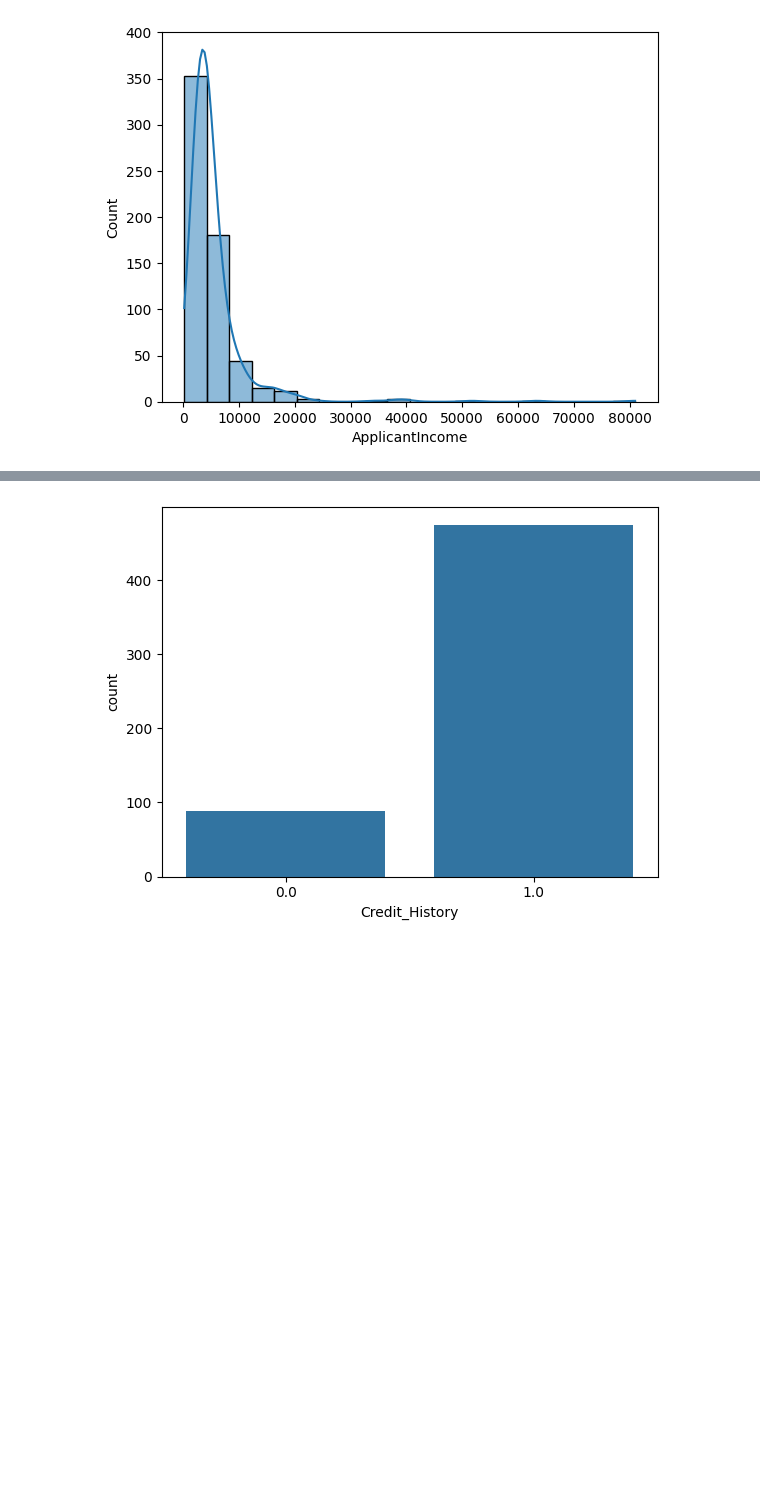
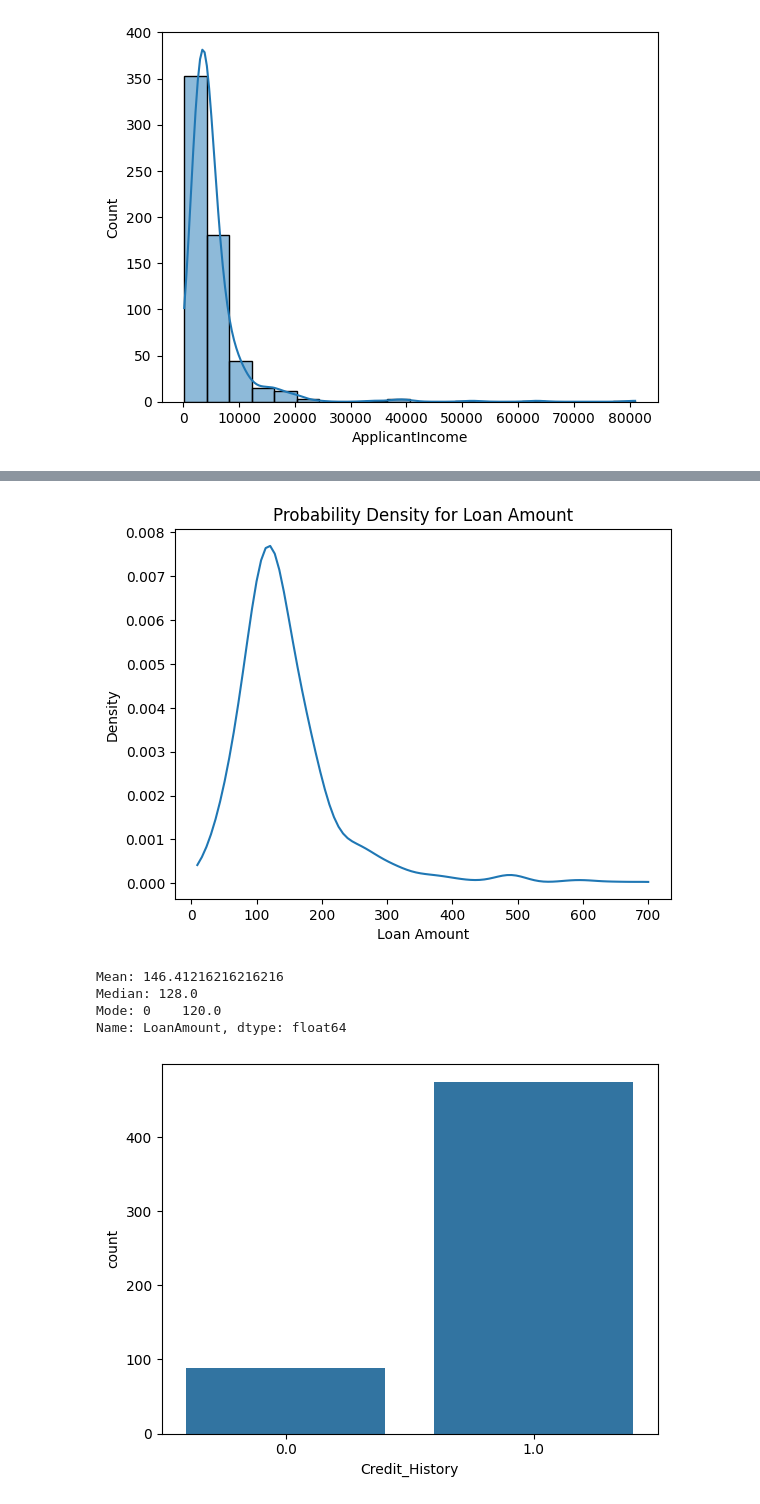
Before and after one commit to lucy-kevin/loan-prediction-data, a Jupyter notebook: loan_prediction.ipynb, the cells around one changed output, grey strips where cells are left out. Cells and saved outputs as stored; diff of their text form; code cells hidden in the pictures; blank space fills up the shorter version.

```diff
--- a/loan_prediction.ipynb
+++ b/loan_prediction.ipynb
@@ -95,3 +97,28 @@ plt.show()
+# %%
+from scipy.stats import gaussian_kde
+
+kde = gaussian_kde(df['LoanAmount'].dropna())
+x_range = np.linspace(df['LoanAmount'].min(), df['LoanAmount'].max(), 100)
+pdf_values = kde(x_range)
+
+plt.plot(x_range, pdf_values)
+plt.title('Probability Density for Loan Amount')
+plt.xlabel('Loan Amount')
+plt.ylabel('Density')
+plt.show()
+# %% [output]
+[figure, added]
+# %%
+mean= df['LoanAmount'].mean()
+median = df['LoanAmount'].median()
+mode = df['LoanAmount'].mode()
+
+print(f'Mean: {mean}\nMedian: {median}\nMode: {mode}')
+# %% [output]
+Mean: 146.41216216216216
+Median: 128.0
+Mode: 0    120.0
+Name: LoanAmount, dtype: float64
 # %%
 plt.Figure(figsize=(8,6))
 sns.countplot(x ='Credit_History', data = df)
```
Also changed, not shown: parts of 24 cells of this notebook.
